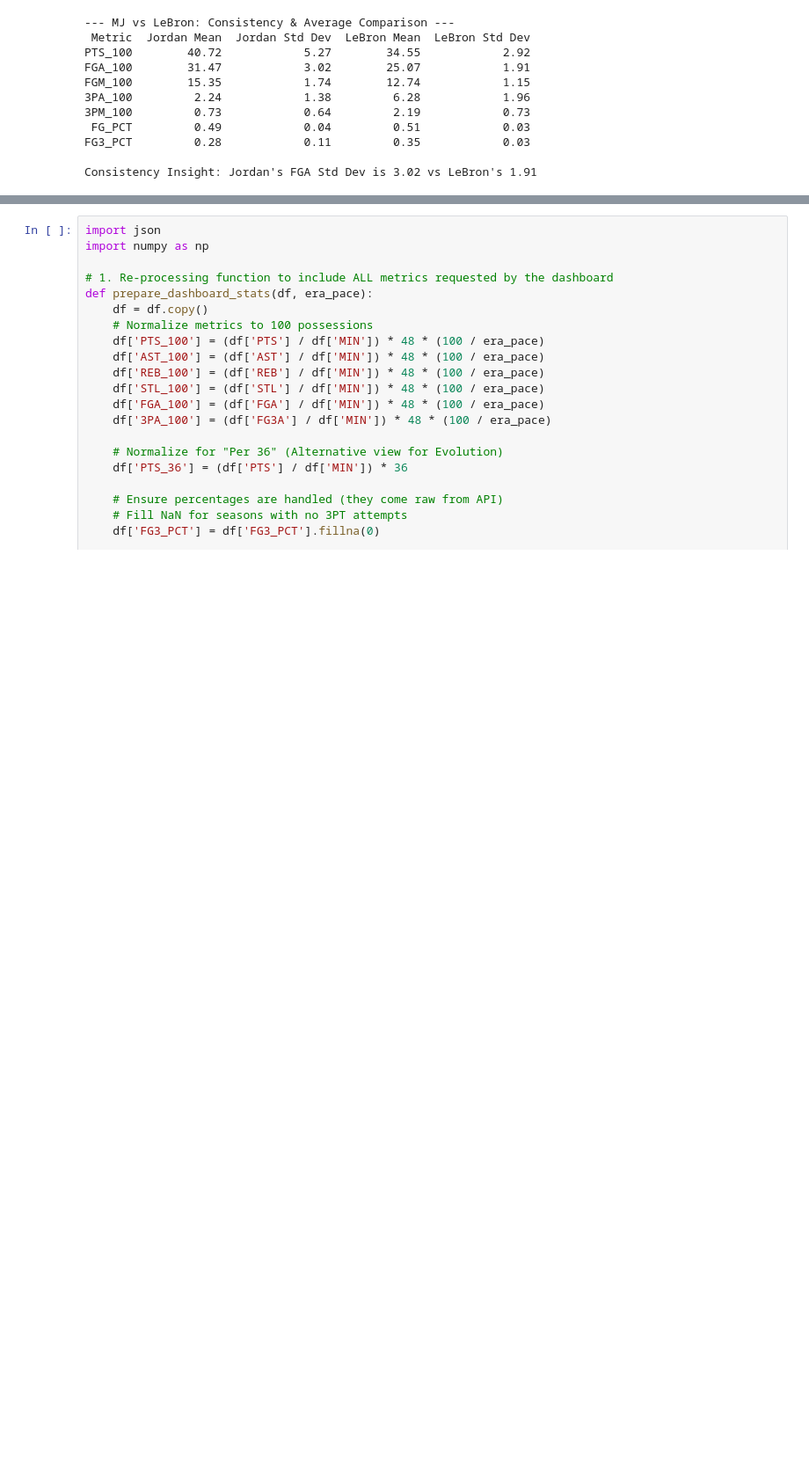
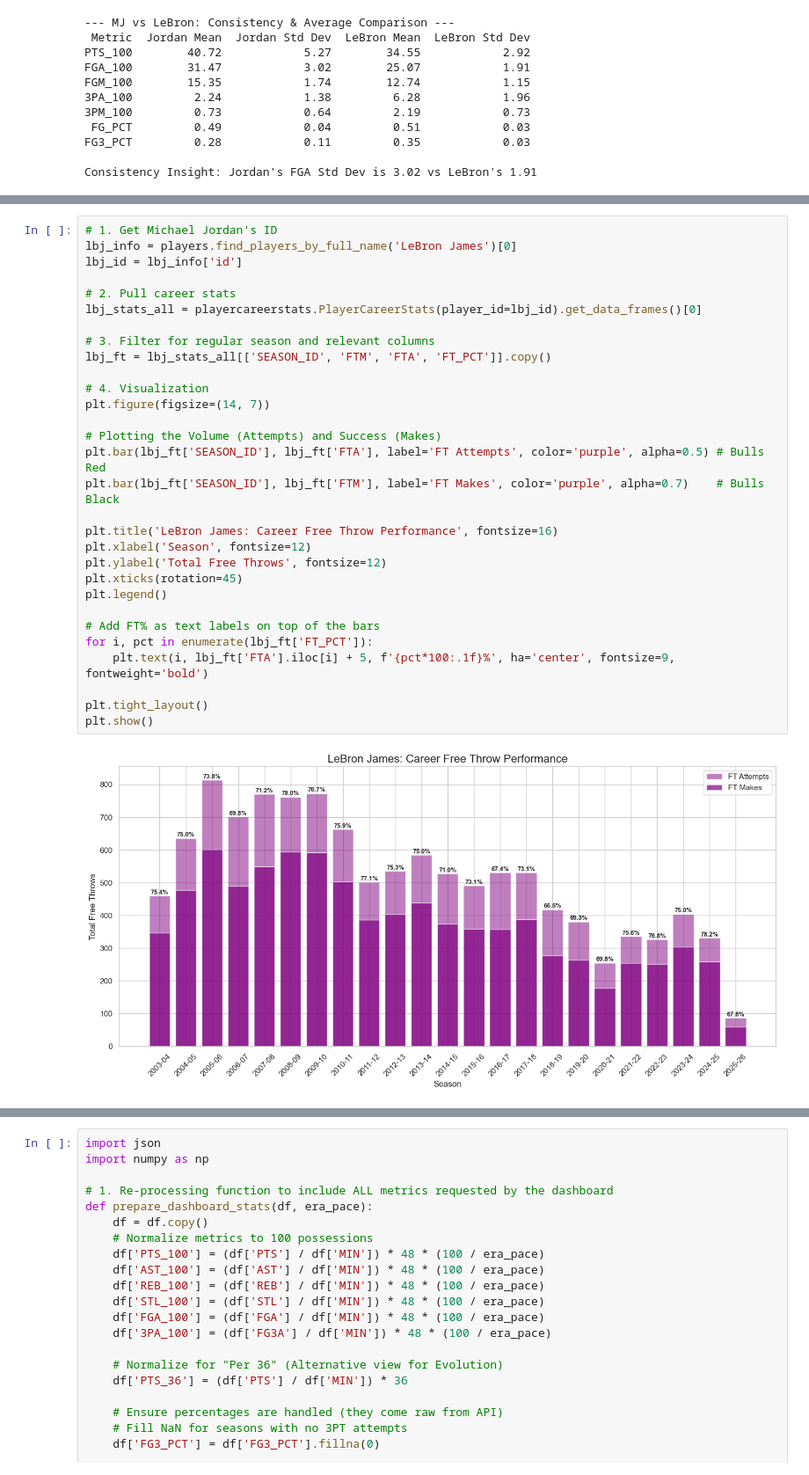
Before and after one commit to Jtambwe7305/mj-vs-lbj-nba-analysis-ai-help, a Jupyter notebook: Goat_comparison.ipynb, the cells around one changed output, grey strips where cells are left out. Shown at 88% size. Drawn from its saved outputs; the diff is of its cells as text; blank space fills up the shorter version.

```diff
--- a/Goat_comparison.ipynb
+++ b/Goat_comparison.ipynb
@@ -701,0 +731,32 @@ Consistency Insight: Jordan's FGA Std Dev is 3.02 vs LeBron's 1.91
+# %%
+# 1. Get Michael Jordan's ID
+lbj_info = players.find_players_by_full_name('LeBron James')[0]
+lbj_id = lbj_info['id']
+
+# 2. Pull career stats
+lbj_stats_all = playercareerstats.PlayerCareerStats(player_id=lbj_id).get_data_frames()[0]
+
+# 3. Filter for regular season and relevant columns
+lbj_ft = lbj_stats_all[['SEASON_ID', 'FTM', 'FTA', 'FT_PCT']].copy()
+
+# 4. Visualization
+plt.figure(figsize=(14, 7))
+
+# Plotting the Volume (Attempts) and Success (Makes)
+plt.bar(lbj_ft['SEASON_ID'], lbj_ft['FTA'], label='FT Attempts', color='purple', alpha=0.5) # Bulls Red
+plt.bar(lbj_ft['SEASON_ID'], lbj_ft['FTM'], label='FT Makes', color='purple', alpha=0.7)    # Bulls Black
+
+plt.title('LeBron James: Career Free Throw Performance', fontsize=16)
+plt.xlabel('Season', fontsize=12)
+plt.ylabel('Total Free Throws', fontsize=12)
+plt.xticks(rotation=45)
+plt.legend()
+
+# Add FT% as text labels on top of the bars
+for i, pct in enumerate(lbj_ft['FT_PCT']):
+    plt.text(i, lbj_ft['FTA'].iloc[i] + 5, f'{pct*100:.1f}%', ha='center', fontsize=9, fontweight='bold')
+
+plt.tight_layout()
+plt.show()
+# %% [output]
+[figure, added]
```
Also changed, not shown: parts of 4 cells of this notebook.
